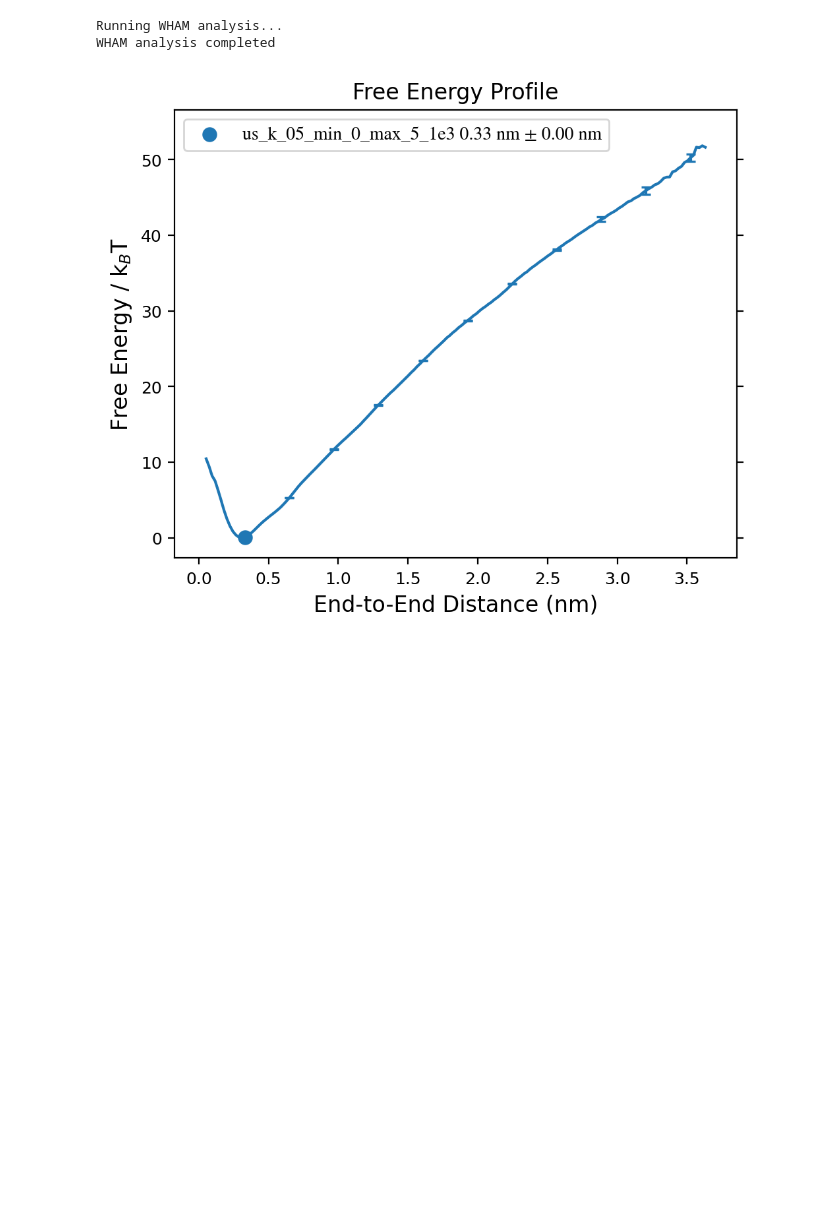
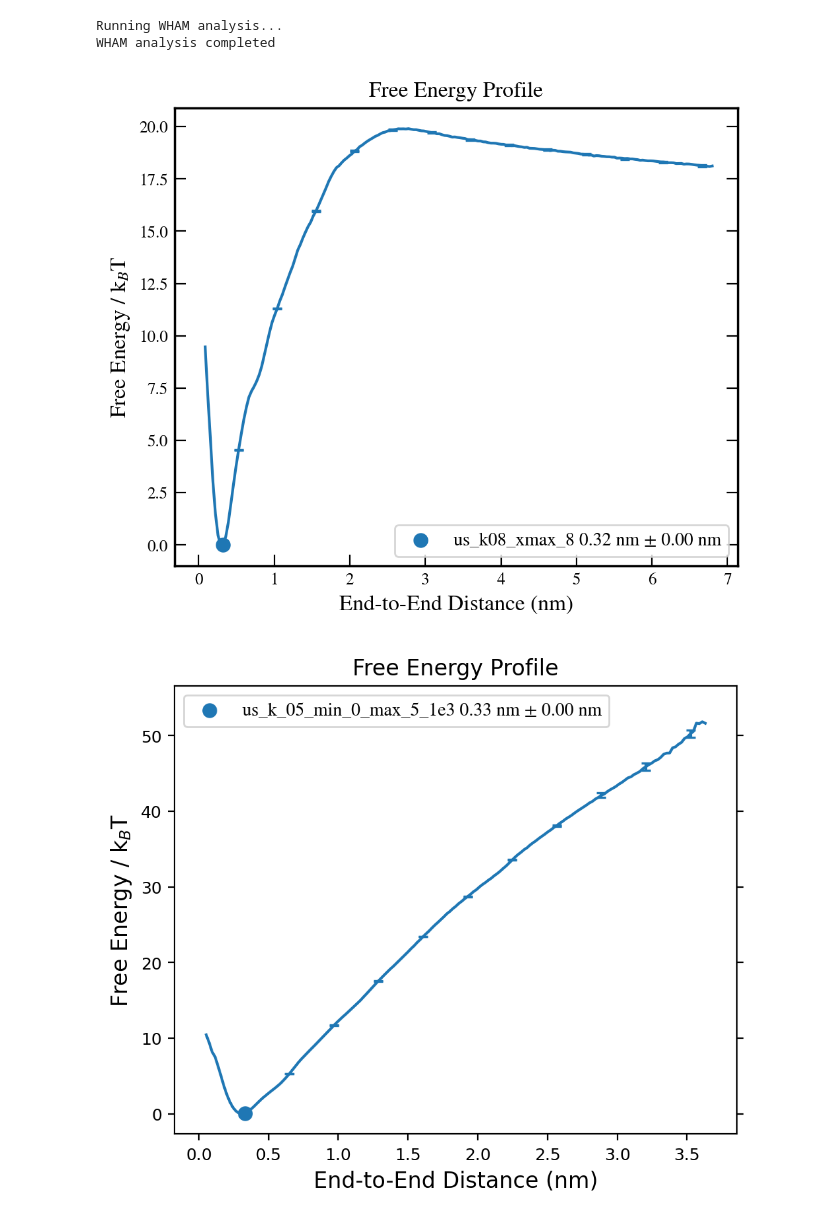
Before and after one commit to mlsample/ipy_oxDNA, a Jupyter notebook: src/duplex_example.ipynb, the cells around one changed output. Cells and saved outputs as stored; diff of their text form; code cells hidden in the pictures; blank space fills up the shorter version.

```diff
--- a/src/duplex_example.ipynb
+++ b/src/duplex_example.ipynb
@@ -148,6 +173,10 @@ us.wham_job(wham_dir, xmin, xmax, stiff, n_bins, tol, n_boot)
 # %% [output]
 Running WHAM analysis...
 WHAM analysis completed
+# %%
+us.plot_free()
+# %% [output]
+[figure, added]
 # %%
 us.plot_free()
 # %% [output]
```
Also changed, not shown: parts of 11 cells of this notebook, 3 other files.
